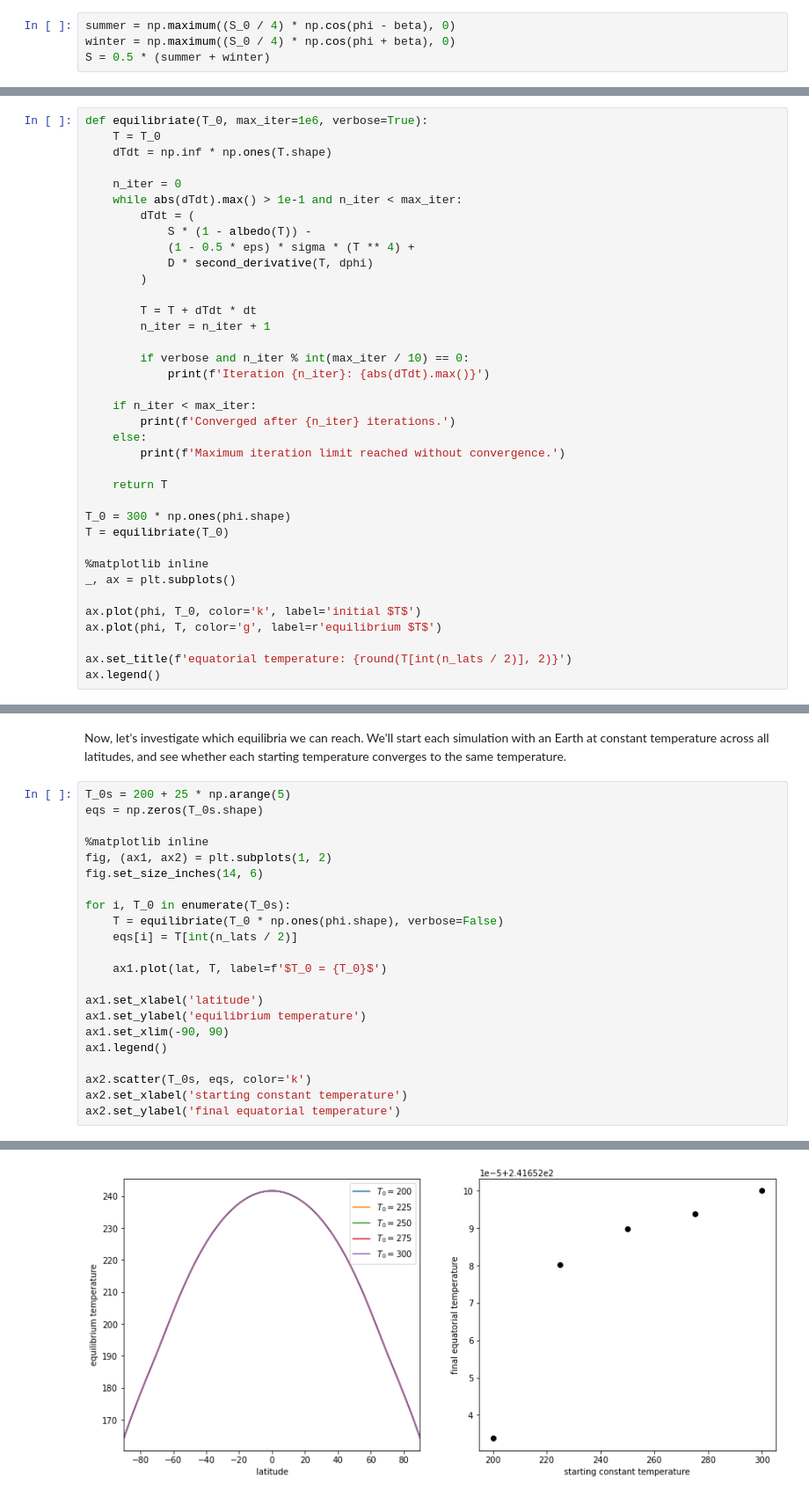
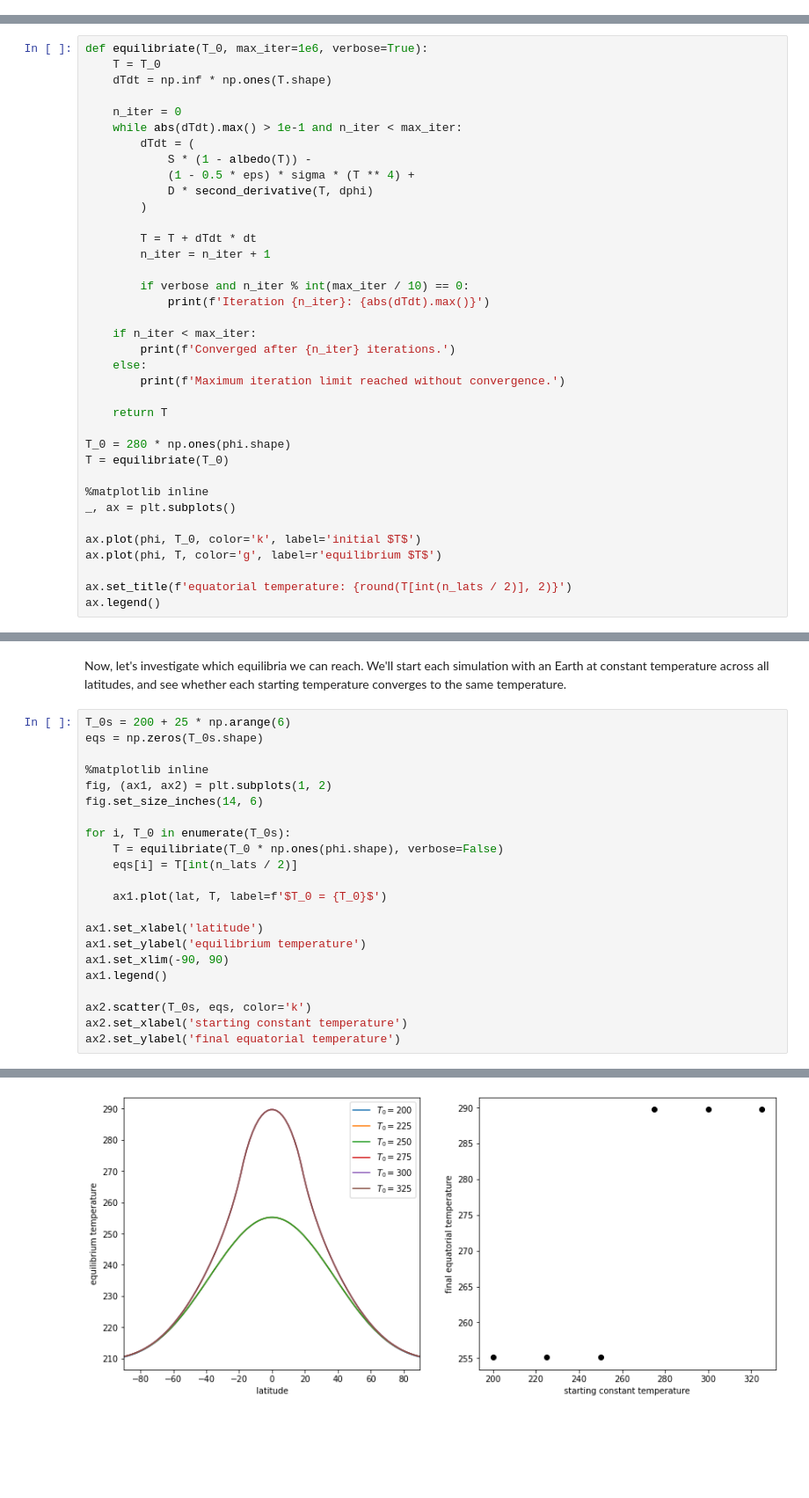
Before and after one commit to dsconnelly/nyu-climate, a Jupyter notebook: ebalance.ipynb, the cells around one changed output, grey strips where cells are left out. Shown at 88% size. Drawn from its saved outputs; the diff is of its cells as text; blank space fills up the shorter version.

```diff
--- a/ebalance.ipynb
+++ b/ebalance.ipynb
@@ -39,7 +36,3 @@ Here we'll try to come up with a calculation of insolation as a function of $\va
-# %%
-summer = np.maximum((S_0 / 4) * np.cos(phi - beta), 0)
-winter = np.maximum((S_0 / 4) * np.cos(phi + beta), 0)
-S = 0.5 * (summer + winter)
 # %% [markdown]
 Let's plot the insolation and verify that we're getting something reasonable.
 # %%
@@ -135,7 +123,7 @@ def equilibriate(T_0, max_iter=1e6, verbose=True):
 
     return T
 
-T_0 = 300 * np.ones(phi.shape)
+T_0 = 280 * np.ones(phi.shape)
 T = equilibriate(T_0)
 
 %matplotlib inline
@@ -153,7 +141,7 @@ Converged after 9382 iterations.
 # %% [markdown]
 Now, let's investigate which equilibria we can reach. We'll start each simulation with an Earth at constant temperature across all latitudes, and see whether each starting temperature converges to the same temperature.
 # %%
-T_0s = 200 + 25 * np.arange(5)
+T_0s = 200 + 25 * np.arange(6)
 eqs = np.zeros(T_0s.shape)
 
 %matplotlib inline
@@ -183,2 +172,2 @@ Converged after 9382 iterations.
 Text(0, 0.5, 'final equatorial temperature')
-[figure, old version]
+[figure, new version]
```
Also changed, not shown: parts of 5 cells of this notebook, 1 other file.
